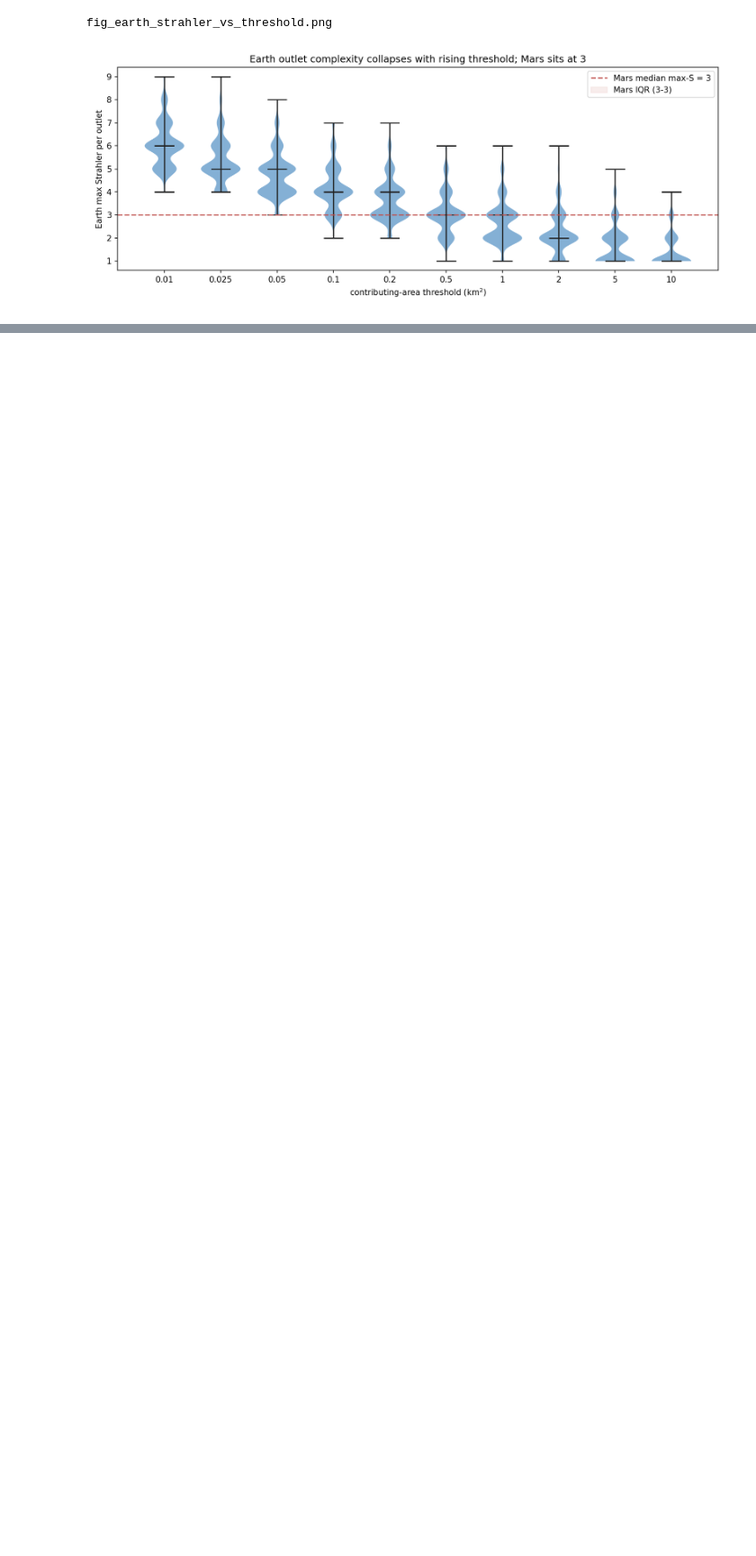
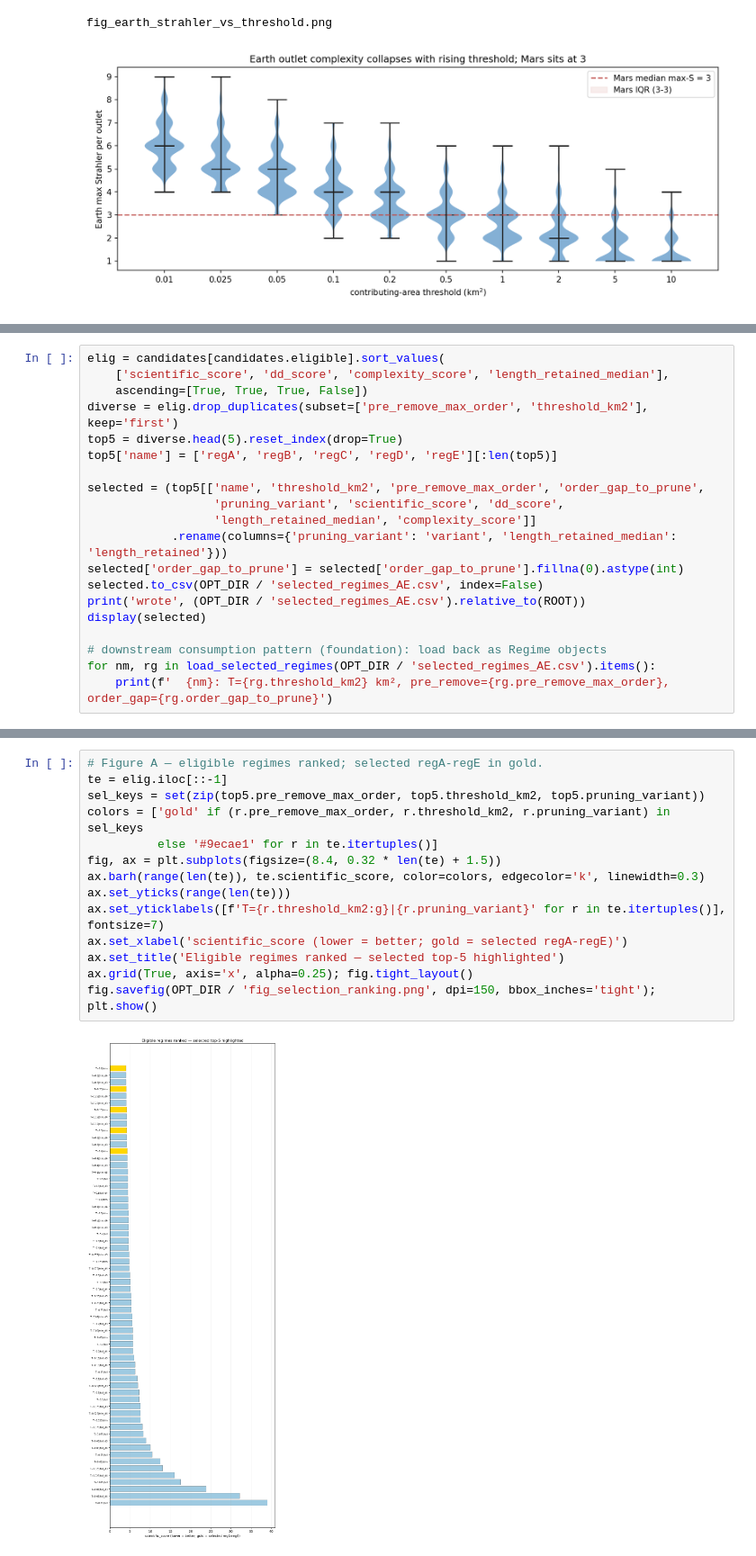
Before and after one commit to GP-Geo/CH_Project, a Jupyter notebook: notebooks/pipeline/04_earth_mars_regime_calibration.ipynb, the cells around one changed output, grey strips where cells are left out. Shown at 90% size. Cells and saved outputs as stored; diff of their text form; blank space fills up the shorter version.

```diff
--- a/notebooks/pipeline/04_earth_mars_regime_calibration.ipynb
+++ b/notebooks/pipeline/04_earth_mars_regime_calibration.ipynb
@@ -89,0 +162,20 @@ varies across regimes is *complexity*, and the spread of results is our uncertai
+# %%
+elig = candidates[candidates.eligible].sort_values(
+    ['scientific_score', 'dd_score', 'complexity_score', 'length_retained_median'],
+    ascending=[True, True, True, False])
+diverse = elig.drop_duplicates(subset=['pre_remove_max_order', 'threshold_km2'], keep='first')
+top5 = diverse.head(5).reset_index(drop=True)
+top5['name'] = ['regA', 'regB', 'regC', 'regD', 'regE'][:len(top5)]
+
+selected = (top5[['name', 'threshold_km2', 'pre_remove_max_order', 'order_gap_to_prune',
+                  'pruning_variant', 'scientific_score', 'dd_score',
+                  'length_retained_median', 'complexity_score']]
+            .rename(columns={'pruning_variant': 'variant', 'length_retained_median': 'length_retained'}))
+selected['order_gap_to_prune'] = selected['order_gap_to_prune'].fillna(0).astype(int)
+selected.to_csv(OPT_DIR / 'selected_regimes_AE.csv', index=False)
+print('wrote', (OPT_DIR / 'selected_regimes_AE.csv').relative_to(ROOT))
+display(selected)
+
+# downstream consumption pattern (foundation): load back as Regime objects
+for nm, rg in load_selected_regimes(OPT_DIR / 'selected_regimes_AE.csv').items():
+    print(f'  {nm}: T={rg.threshold_km2} km², pre_remove={rg.pre_remove_max_order}, order_gap={rg.order_gap_to_prune}')
@@ -89,0 +195,16 @@ varies across regimes is *complexity*, and the spread of results is our uncertai
+# %%
+# Figure A — eligible regimes ranked; selected regA-regE in gold.
+te = elig.iloc[::-1]
+sel_keys = set(zip(top5.pre_remove_max_order, top5.threshold_km2, top5.pruning_variant))
+colors = ['gold' if (r.pre_remove_max_order, r.threshold_km2, r.pruning_variant) in sel_keys
+          else '#9ecae1' for r in te.itertuples()]
+fig, ax = plt.subplots(figsize=(8.4, 0.32 * len(te) + 1.5))
+ax.barh(range(len(te)), te.scientific_score, color=colors, edgecolor='k', linewidth=0.3)
+ax.set_yticks(range(len(te)))
+ax.set_yticklabels([f'T={r.threshold_km2:g}|{r.pruning_variant}' for r in te.itertuples()], fontsize=7)
+ax.set_xlabel('scientific_score (lower = better; gold = selected regA-regE)')
+ax.set_title('Eligible regimes ranked — selected top-5 highlighted')
+ax.grid(True, axis='x', alpha=0.25); fig.tight_layout()
+fig.savefig(OPT_DIR / 'fig_selection_ranking.png', dpi=150, bbox_inches='tight'); plt.show()
+# %% [output]
+[figure, added]
```
Also changed, not shown: parts of 13 cells of this notebook, 42 other files.
